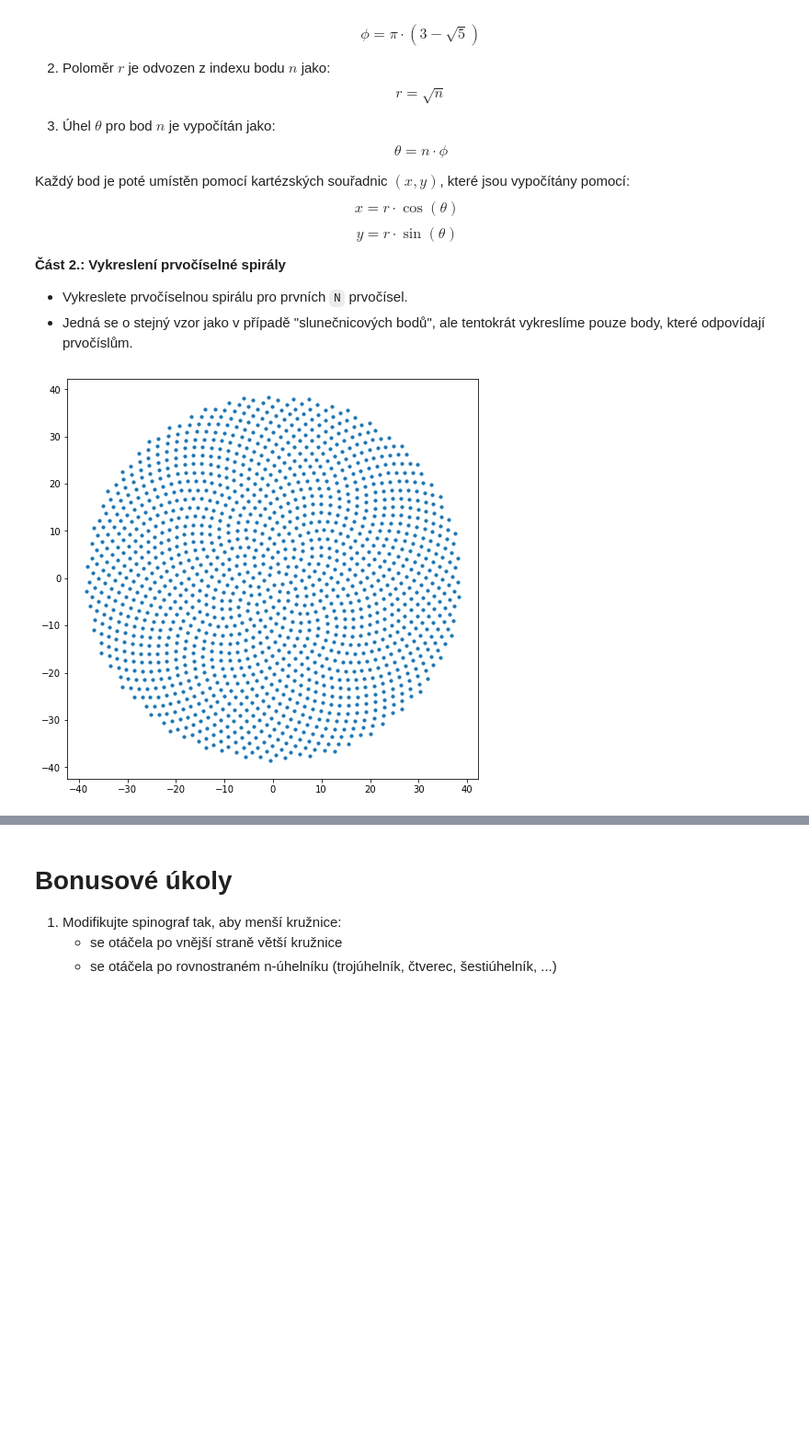
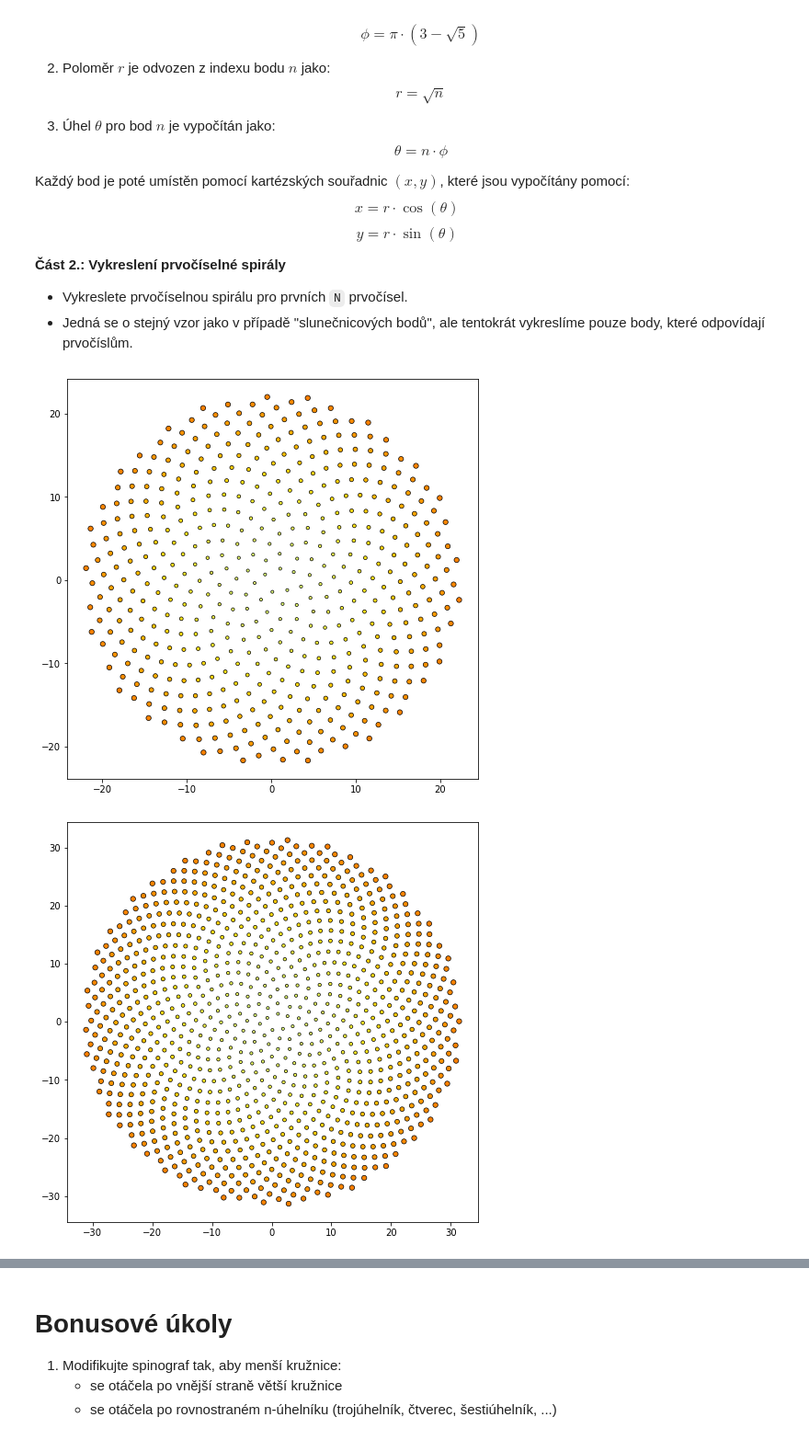
Before and after one commit to TAB0048/vvp-DU, a Jupyter notebook: DU4/DU4.ipynb, the cells around one changed output, grey strips where cells are left out. Shown at 92% size. Cells and saved outputs as stored; diff of their text form; code cells hidden in the pictures; blank space fills up the shorter version.

Commit message:
Sunflower points implemented

```diff
--- a/DU4/DU4.ipynb
+++ b/DU4/DU4.ipynb
@@ -133,6 +133,7 @@ $$
 - Vykreslete prvočíselnou spirálu pro prvních `N` prvočísel.
 - Jedná se o stejný vzor jako v případě "slunečnicových bodů", ale tentokrát vykreslíme pouze body, které odpovídají prvočíslům.
 # %%
+# implementation
 def sunflower_points(n):
     N = np.arange(1, n + 1)
     ϕ = np.pi * (3 - np.sqrt(5))
@@ -142,10 +143,17 @@ def sunflower_points(n):
     x = r * np.cos(θ)
     y = r * np.sin(θ)
 
+    marker_sizes = np.linspace(10, 30, len(x))
+    colors = np.linspace(0, 1, len(x))
+
     fig = plt.figure(figsize=(8, 8))
-    plt.scatter(x, y, s=10)
+    plt.scatter(x, y, s=marker_sizes, c=colors, cmap="Wistia", edgecolors="black", lw=0.7)
     plt.show()
-
-sunflower_points(1500)
-# %% [output]
-[figure, removed]
+# %%
+# testing
+sunflower_points(500)
+sunflower_points(1000)
+sunflower_points(2500)
+# %% [output]
+[figure, added]
+[figure, added]
```
Also changed, not shown: parts of 1 cell of this notebook.
